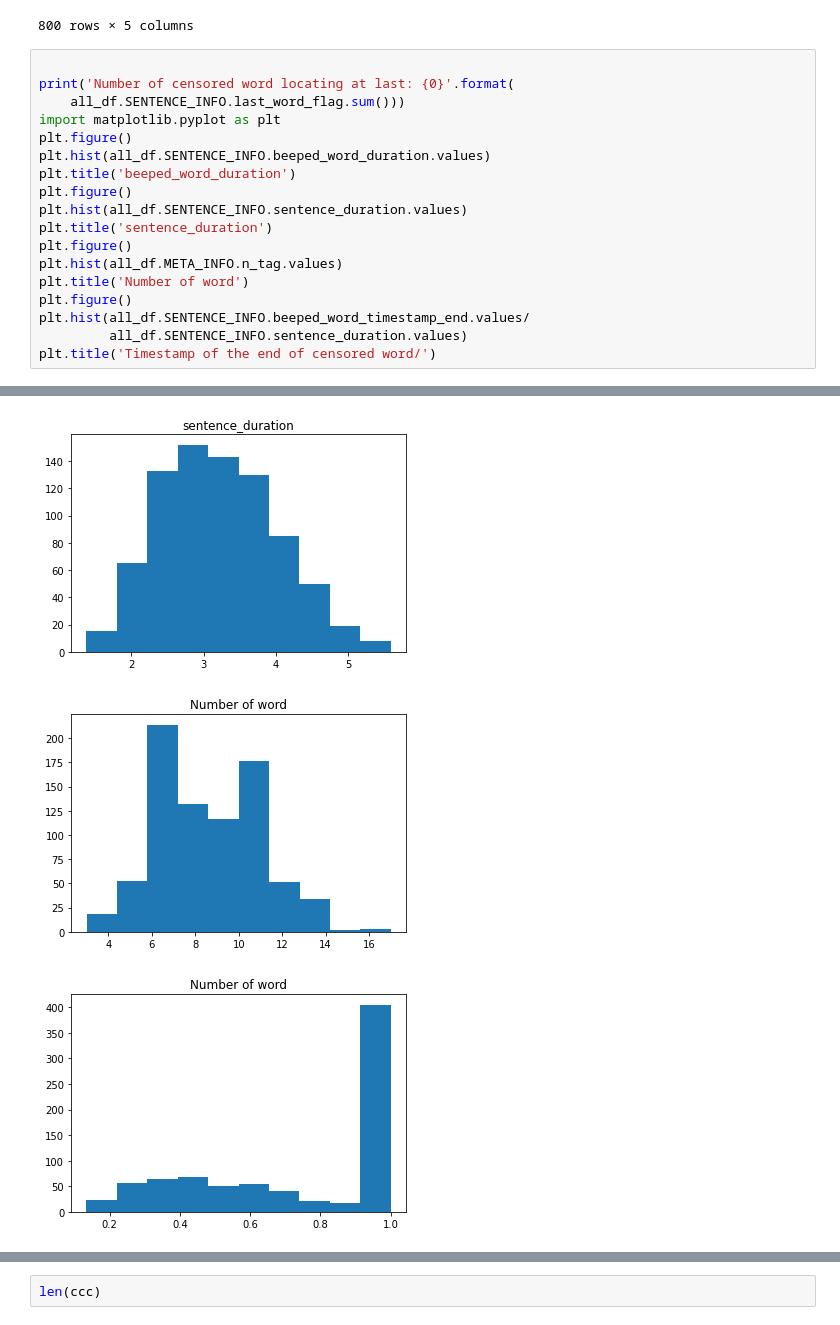
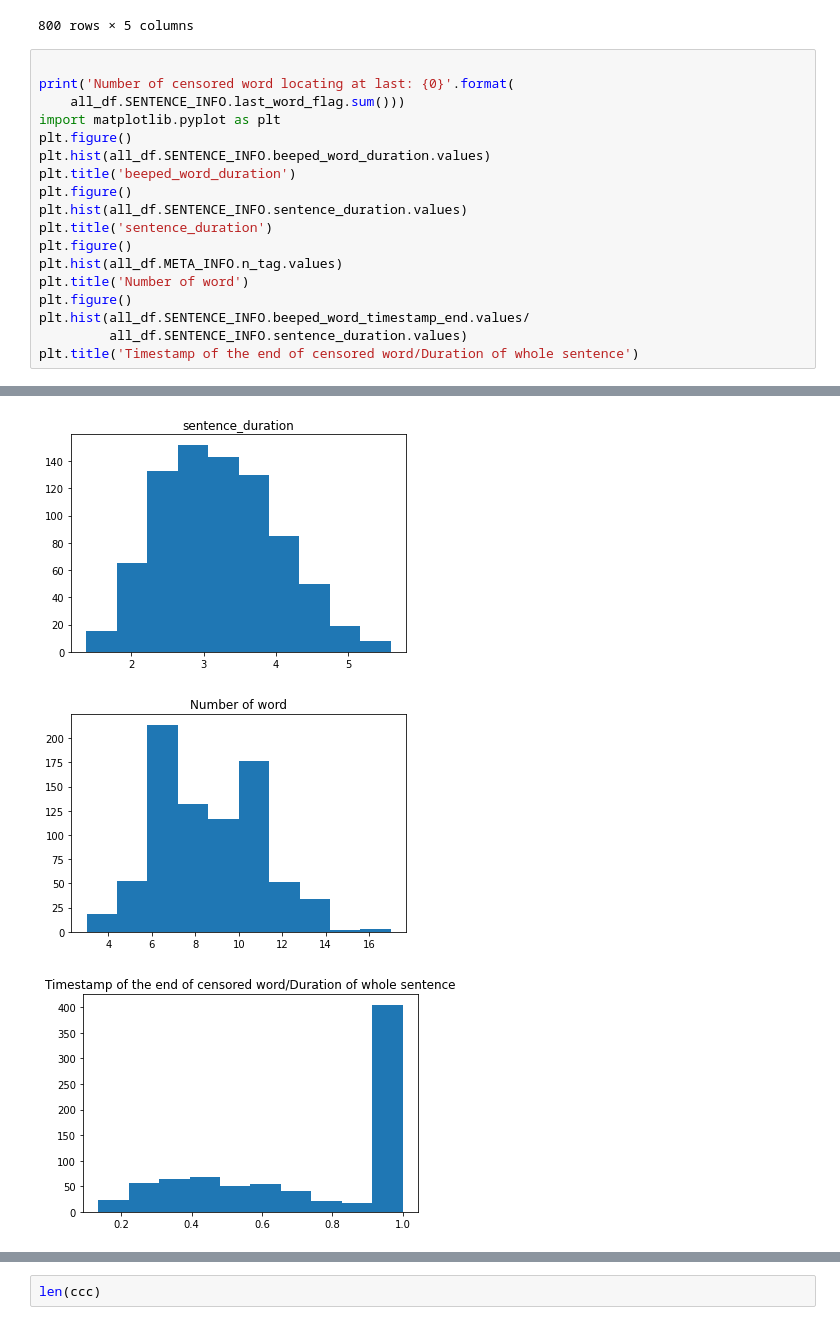
Before and after one commit to TateXu/NIBS_paradigm, a Jupyter notebook: audio_data/Stat_sentence.ipynb, the cells around one changed output, grey strips where cells are left out. Drawn from its saved outputs; the diff is of its cells as text.

```diff
--- a/audio_data/Stat_sentence.ipynb
+++ b/audio_data/Stat_sentence.ipynb
@@ -53,6 +53,6 @@ plt.title('Number of word')
 plt.figure()
 plt.hist(all_df.SENTENCE_INFO.beeped_word_timestamp_end.values/
          all_df.SENTENCE_INFO.sentence_duration.values)
-plt.title('Timestamp of the end of censored word/')
+plt.title('Timestamp of the end of censored word/Duration of whole sentence')
 # %% [output]
 Number of censored word locating at last: 400
@@ -60,4 +60,4 @@ Text(0.5, 1.0, 'Number of word')
 [figure]
 [figure]
 [figure]
-[figure, old version]
+[figure, new version]
```
Also changed, not shown: parts of 4 cells of this notebook, 10 other files.
